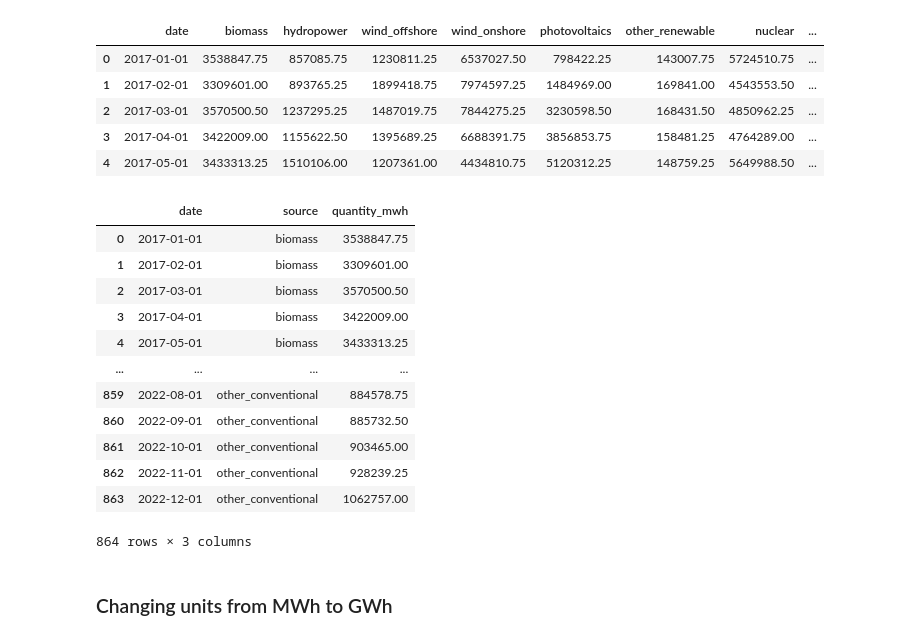
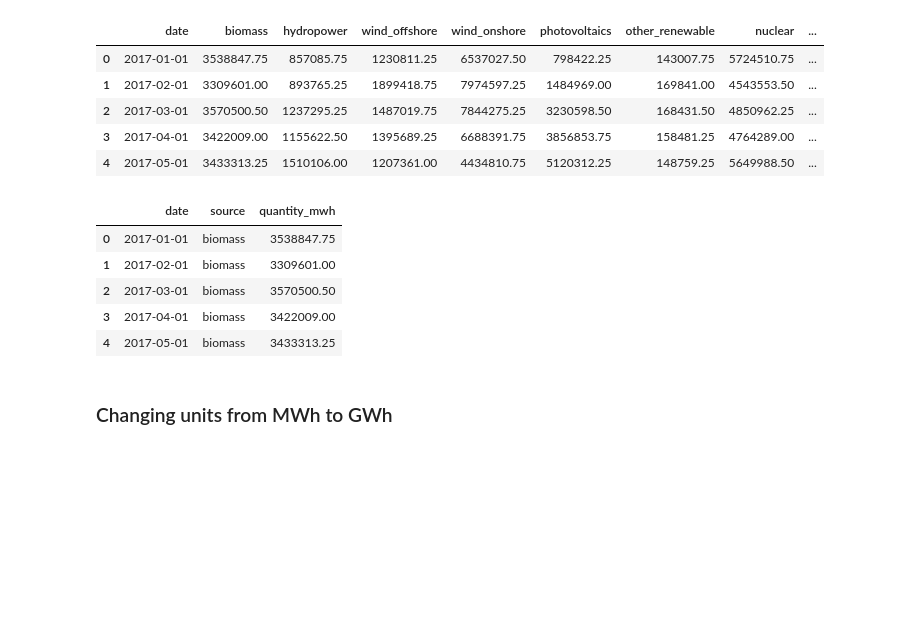
Before and after one commit to dlhaar/electricity-analysis, a Jupyter notebook: notebooks/smard_cleaning_month.ipynb, the cells around one changed output. Cells and saved outputs as stored; diff of their text form; code cells hidden in the pictures; blank space fills up the shorter version.

```diff
--- a/notebooks/smard_cleaning_month.ipynb
+++ b/notebooks/smard_cleaning_month.ipynb
@@ -19,5 +13,5 @@ def read_data(file:str)->pd.DataFrame:
 # %%
-prod = read_data('smard_generation_month')
+prod = pd.read_csv(config["data"]['smard_generation_month'], delimiter=';')
 prod
 # %% [output]
 |  | Date | Start | End | Biomass [MWh] Calculated resolutions | Hydropower [MWh] Calculated resol... | Wind offshore [MWh] Calculated re... | ... |
@@ -56,7 +50,17 @@ memory usage: 8.6+ KB
 # %% [markdown]
 ### Changing dtype of values
 # %%
-def fix_dtypes(df:pd.DataFrame):
+def fix_dtypes(df:pd.DataFrame)->pd.DataFrame:
+    """
+    Function drops columns that are not needed and sets the correct dtypes to columns
+
+    Input:
+    df: pandas dataframe
+
+    Output
+    pandas dataframe
+
+    """
 
     df_temp = df.copy()
 
@@ -115,6 +119,16 @@ These totals align with other data sources.
 ### Clean column names
 # %%
 def clean_col_names(df:pd.DataFrame)->pd.DataFrame:
+    """
+    Function cleans the column names and formats them following Pep8 style
+
+    Input:
+    df: pandas dataframe
+
+    Output
+    pandas dataframe
+
+    """
 
     df_temp = df.copy()
 
@@ -174,6 +159,21 @@ prod.head()
 | 4 | 2017-05-01 | 3433313.25 | 1510106.00 | 1207361.00 | 4434810.75 | 5120312.25 | 148759.25 | 5649988.50 | ... |
 # %%
 def reshape(df:pd.DataFrame)->pd.DataFrame:
+    """
+    Function reshapes dataframe from wide to long
+
+    New dataframe will have this format
+
+    date | source | quantity_mwh
+
+    Input:
+    df: pandas dataframe
+
+    Output
+    pandas dataframe
+
+
+    """
 
     df_temp = df.copy()
 
@@ -191,22 +191,14 @@ def reshape(df:pd.DataFrame)->pd.DataFrame:
     return df_temp
 # %%
 prod = reshape(prod)
+prod.head()
+# %% [output]
+|  | date | source | quantity_mwh |
+| 0 | 2017-01-01 | biomass | 3538847.75 |
+| 1 | 2017-02-01 | biomass | 3309601.00 |
+| 2 | 2017-03-01 | biomass | 3570500.50 |
+| 3 | 2017-04-01 | biomass | 3422009.00 |
+| 4 | 2017-05-01 | biomass | 3433313.25 |
-# %%
-prod
-# %% [output]
-|  | date | source | quantity_mwh |
-| 0 | 2017-01-01 | biomass | 3538847.75 |
-| 1 | 2017-02-01 | biomass | 3309601.00 |
-| 2 | 2017-03-01 | biomass | 3570500.50 |
-| 3 | 2017-04-01 | biomass | 3422009.00 |
-| 4 | 2017-05-01 | biomass | 3433313.25 |
-| ... | ... | ... | ... |
-| 859 | 2022-08-01 | other_conventional | 884578.75 |
-| 860 | 2022-09-01 | other_conventional | 885732.50 |
-| 861 | 2022-10-01 | other_conventional | 903465.00 |
-| 862 | 2022-11-01 | other_conventional | 928239.25 |
-| 863 | 2022-12-01 | other_conventional | 1062757.00 |
-864 rows × 3 columns
 # %% [markdown]
 ### Changing units from MWh to GWh
 # %%
```
Also changed, not shown: parts of 17 cells of this notebook, 3 other files.
